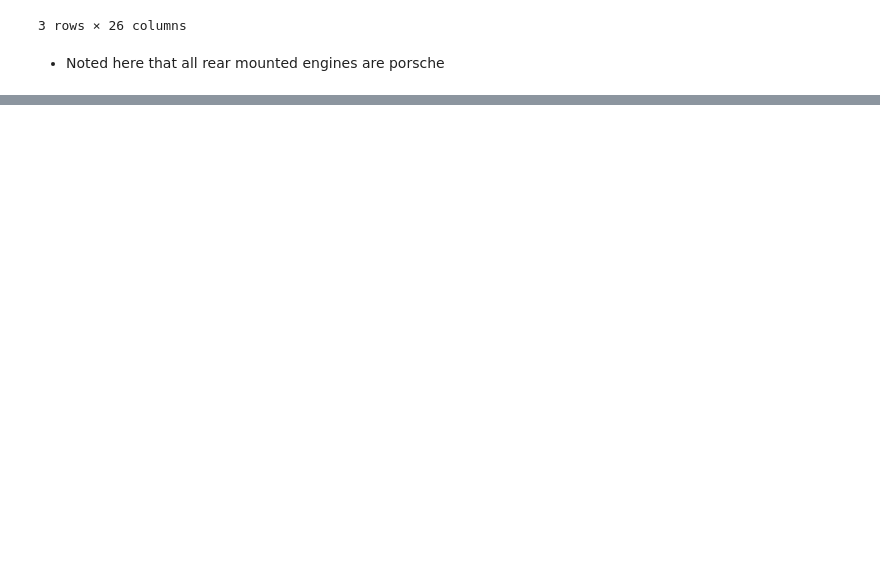
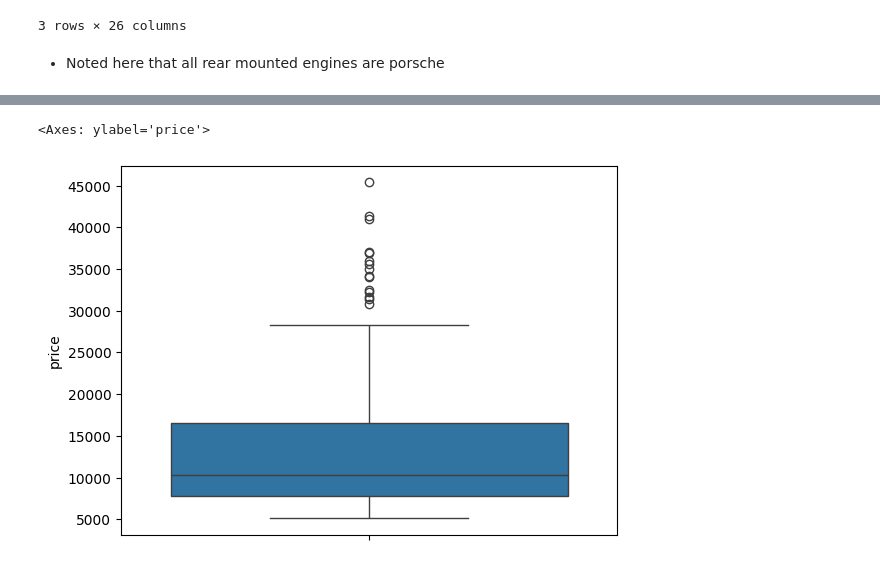
Before and after one commit to osayed159/DS_showcase, a Jupyter notebook: Car_Prices/notebooks/eda_car_price.ipynb, the cells around one changed output, grey strips where cells are left out. Saved outputs shown, nothing was run; the diff lists cells and outputs as text; code cells hidden in the pictures; blank space fills up the shorter version.

```diff
--- a/Car_Prices/notebooks/eda_car_price.ipynb
+++ b/Car_Prices/notebooks/eda_car_price.ipynb
@@ -288,0 +449,5 @@ df[df['enginelocation']=='rear']
+# %%
+sns.boxplot(df['price'])
+# %% [output]
+<Axes: ylabel='price'>
+[figure, added]
```
Also changed, not shown: parts of 40 cells of this notebook.
